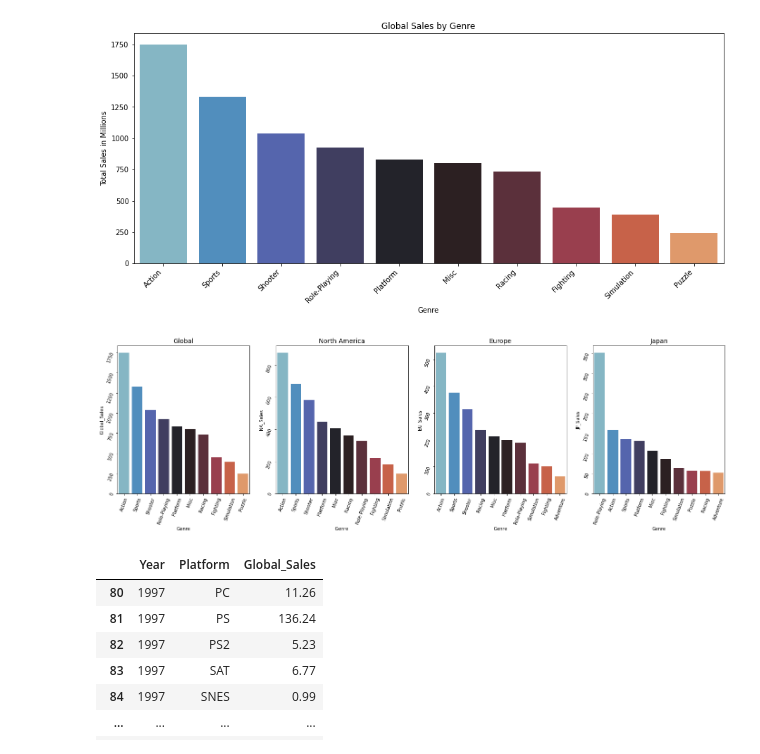
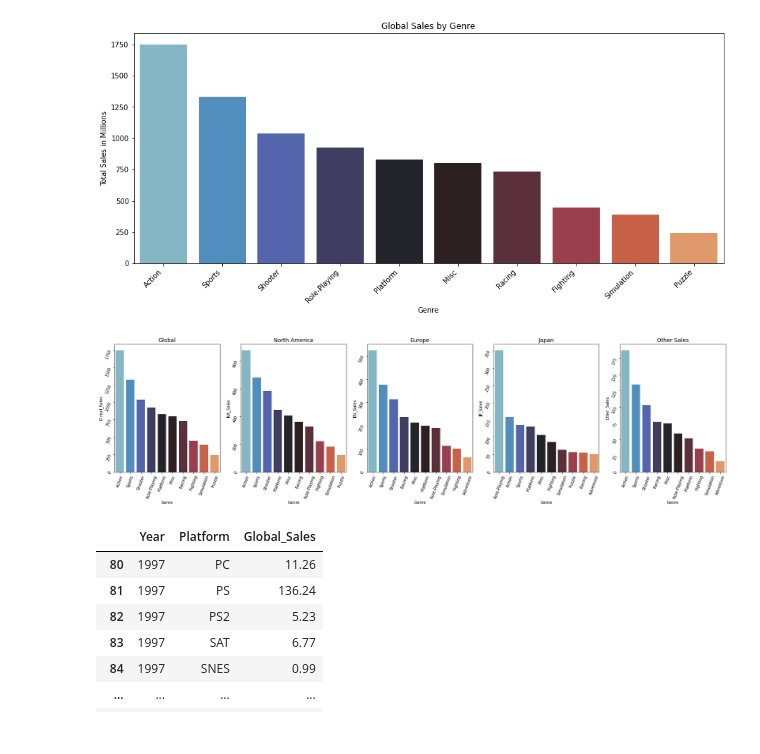
Before and after one commit to lgbongiolo/Video-Game-Sales, a Jupyter notebook: Video Games Sales .ipynb, the cells around one changed output. Cells and saved outputs as stored; diff of their text form; code cells hidden in the pictures.

```diff
--- a/Video Games Sales .ipynb
+++ b/Video Games Sales .ipynb
@@ -251,29 +263,35 @@ plt.show()
 # %% [output]
 [figure]
 # %%
-#Plot all Charts in One
+#Plot all Sales Charts in One
 
-fig, (ax1, ax2, ax3, ax4) = plt.subplots(1, 4, figsize = (24, 6))
+fig, (ax1, ax2, ax3, ax4, ax5) = plt.subplots(1, 5, figsize = (28, 6))
 
 sns.barplot(x="Genre",y="Global_Sales", ax=ax1, data=top_genres, palette='icefire').set_title("Global", fontsize = 14)
 ax1.tick_params(labelrotation=70)
 
 top_genresNA = df.groupby(["Genre"]).agg({'NA_Sales':'sum'}).reset_index()
 top_genresNA = top_genresNA.sort_values(by=["NA_Sales"], ascending=False).head(10)
 
 sns.barplot(x="Genre",y="NA_Sales", ax=ax2, data=top_genresNA, palette='icefire', ci=None).set_title("North America", fontsize = 14)
 ax2.tick_params(labelrotation=70)
 
 top_genresEU = df.groupby(["Genre"]).agg({'EU_Sales':'sum'}).reset_index()
 top_genresEU = top_genresEU.sort_values(by=["EU_Sales"], ascending=False).head(10)
 
 sns.barplot(x="Genre",y="EU_Sales", ax=ax3, data=top_genresEU, palette='icefire', ci=None).set_title("Europe", fontsize = 14)
 ax3.tick_params(labelrotation=70)
 
 top_genresJP = df.groupby(["Genre"]).agg({'JP_Sales':'sum'}).reset_index()
 top_genresJP = top_genresJP.sort_values(by=["JP_Sales"], ascending=False).head(10)
 
 sns.barplot(x="Genre",y="JP_Sales", ax=ax4, data=top_genresJP, palette='icefire', ci=None).set_title("Japan", fontsize = 14)
 ax4.tick_params(labelrotation=70)
+
+top_genresOT = df.groupby(["Genre"]).agg({'Other_Sales':'sum'}).reset_index()
+top_genresOT = top_genresOT.sort_values(by=["Other_Sales"], ascending=False).head(10)
+
+sns.barplot(x="Genre",y="Other_Sales", ax=ax5, data=top_genresOT, palette='icefire', ci=None).set_title("Other Sales", fontsize = 14)
+ax5.tick_params(labelrotation=70)
 # %% [output]
-[figure, old version]
+[figure, new version]
```
Also changed, not shown: parts of 29 cells of this notebook.
